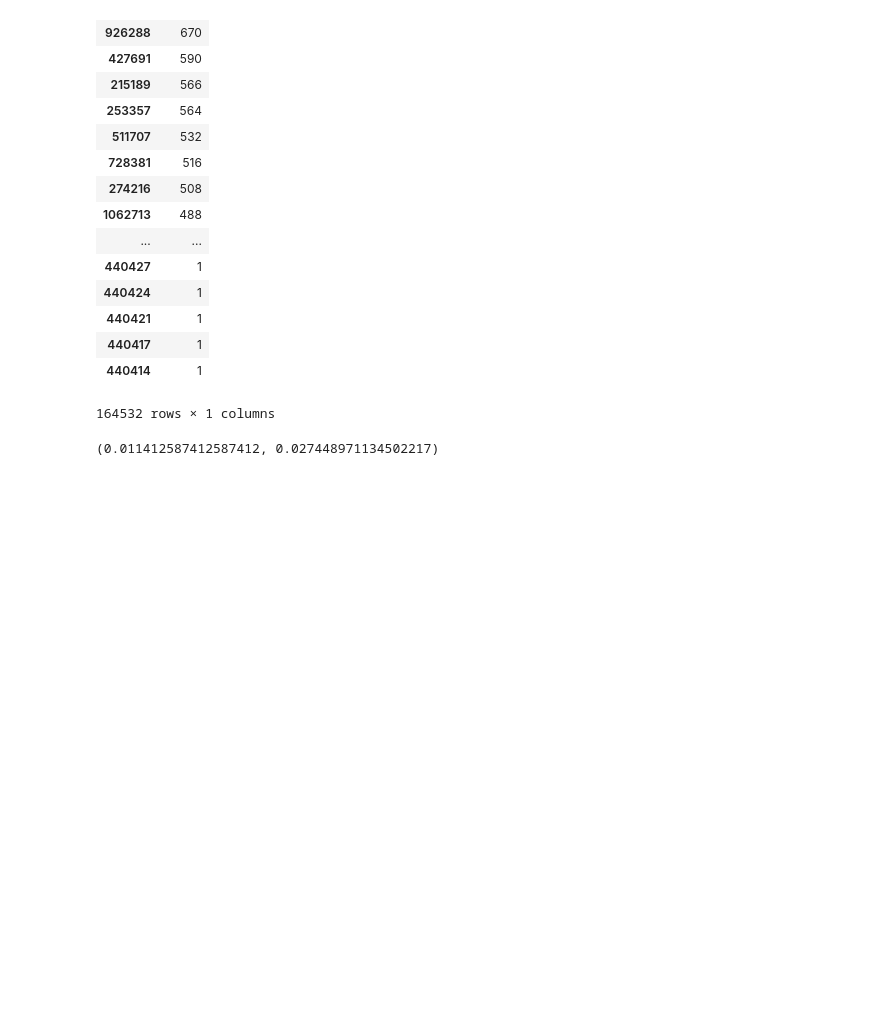
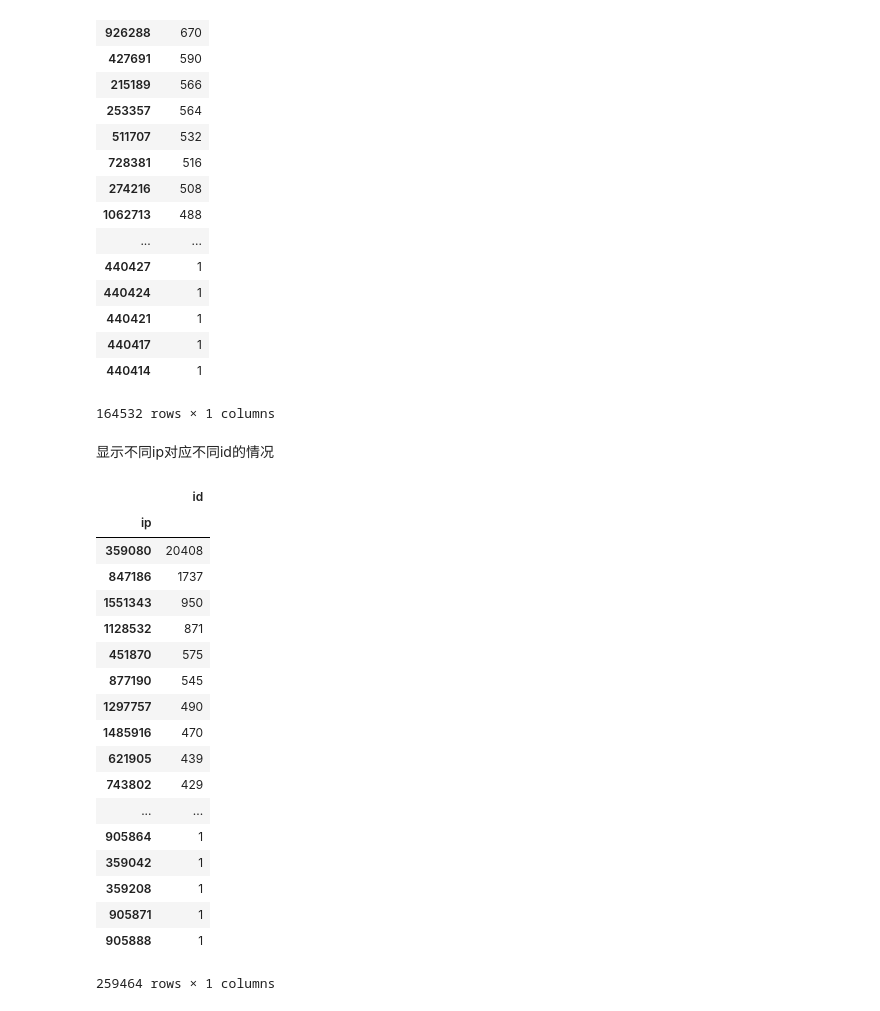
Before and after one commit to tusonggao/Kaggle_code, a Jupyter notebook: jd_contest/jd_contest.ipynb, the cells around one changed output. Drawn from its saved outputs; the diff is of its cells as text; code cells hidden in the pictures; blank space fills up the shorter version.

```diff
--- a/jd_contest/jd_contest.ipynb
+++ b/jd_contest/jd_contest.ipynb
@@ -206,7 +197,28 @@ device_count
 | 440417 | 1 |
 | 440414 | 1 |
 164532 rows × 1 columns
-# %%
-204.0/17875, 3643.0/132719
-# %% [output]
-(0.011412587412587412, 0.027448971134502217)
+# %% [markdown]
+显示不同ip对应不同id的情况
+# %%
+ip_count = merged_login_df[['ip', 'id']].groupby('ip').count().sort_values(by='id', ascending = False)
+ip_count
+# %% [output]
+|  | id |
+| ip |  |
+| 359080 | 20408 |
+| 847186 | 1737 |
+| 1551343 | 950 |
+| 1128532 | 871 |
+| 451870 | 575 |
+| 877190 | 545 |
+| 1297757 | 490 |
+| 1485916 | 470 |
+| 621905 | 439 |
+| 743802 | 429 |
+| ... | ... |
+| 905864 | 1 |
+| 359042 | 1 |
+| 359208 | 1 |
+| 905871 | 1 |
+| 905888 | 1 |
+259464 rows × 1 columns
```
Also changed, not shown: parts of 4 cells of this notebook.
